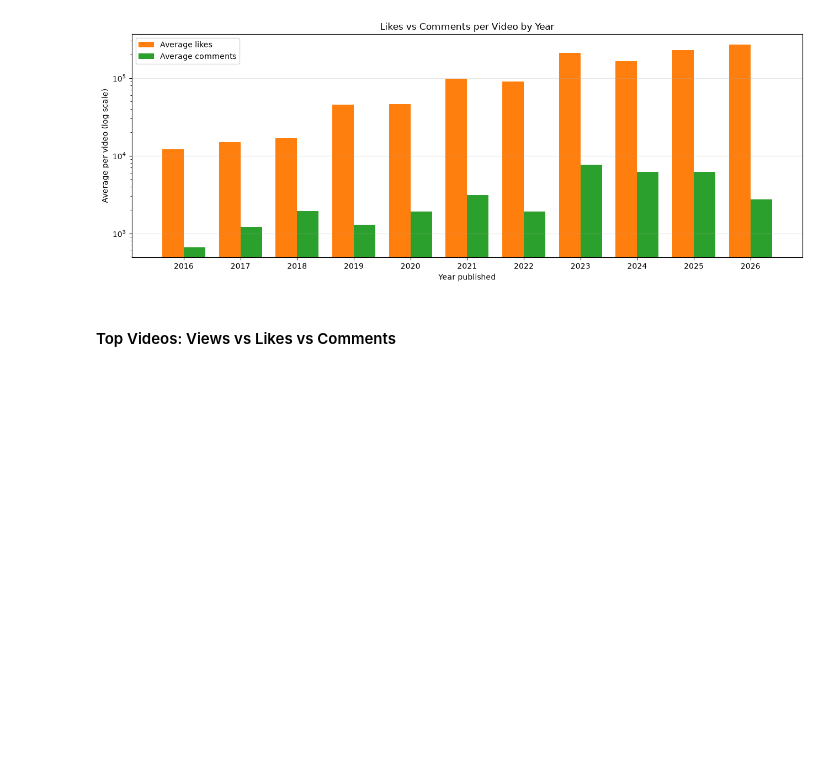
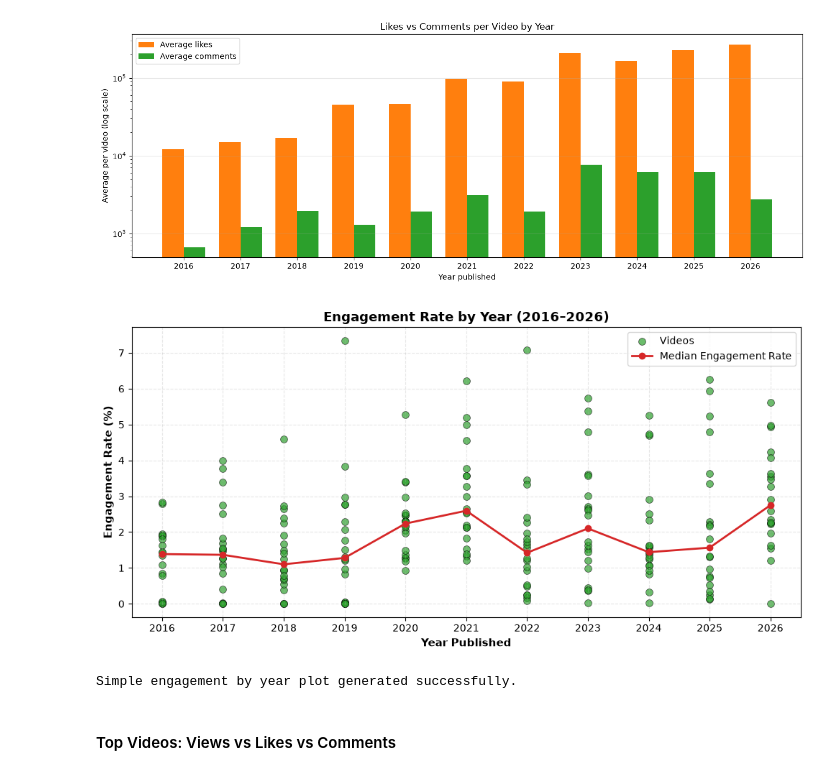
Before and after one commit to caliburanime/205-project, a Jupyter notebook: MIS_205_Assignment.ipynb, the cells around one changed output. Drawn from its saved outputs; the diff is of its cells as text; code cells hidden in the pictures; blank space fills up the shorter version.

```diff
--- a/MIS_205_Assignment.ipynb
+++ b/MIS_205_Assignment.ipynb
@@ -438,6 +396,49 @@ plt.tight_layout()
 plt.show()
 # %% [output]
 [figure]
+# %%
+#chart 4
+
+fig, ax = plt.subplots(figsize=(10, 5))
+
+
+ax.scatter(
+    trend_df["Year"],
+    trend_df["Engagement Rate (%)"],
+    color="#2ca02c",
+    alpha=0.7,
+    edgecolor="black",
+    linewidth=0.5,
+    s=50,
+    label="Videos"
+)
+
+
+median_eng = trend_df.groupby("Year")["Engagement Rate (%)"].median()
+ax.plot(
+    median_eng.index,
+    median_eng.values,
+    color="#d62728",
+    marker="o",
+    linewidth=2,
+    label="Median Engagement Rate"
+)
+
+ax.set_xticks(sorted(trend_df["Year"].unique()))
+ax.set_xlabel("Year Published", fontsize=11, fontweight='bold')
+ax.set_ylabel("Engagement Rate (%)", fontsize=11, fontweight='bold')
+ax.set_title("Engagement Rate by Year (2016–2026)", fontsize=13, fontweight='bold')
+ax.grid(True, linestyle="--", alpha=0.3)
+ax.legend(loc="upper right")
+
+plt.tight_layout()
+plt.savefig("engagement_by_year.png", dpi=300)
+plt.show()
+
+print("Simple engagement by year plot generated successfully.")
+# %% [output]
+[figure, added]
+Simple engagement by year plot generated successfully.
 # %% [markdown]
 #### Top Videos: Views vs Likes vs Comments
 # %%
```
Also changed, not shown: parts of 17 cells of this notebook.
